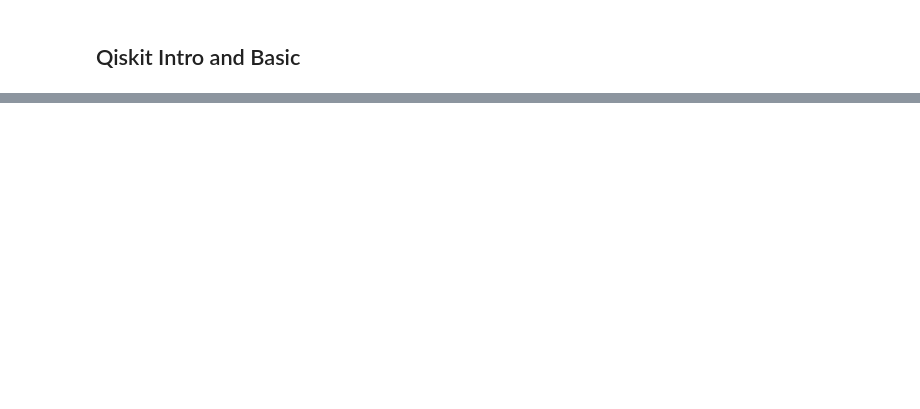
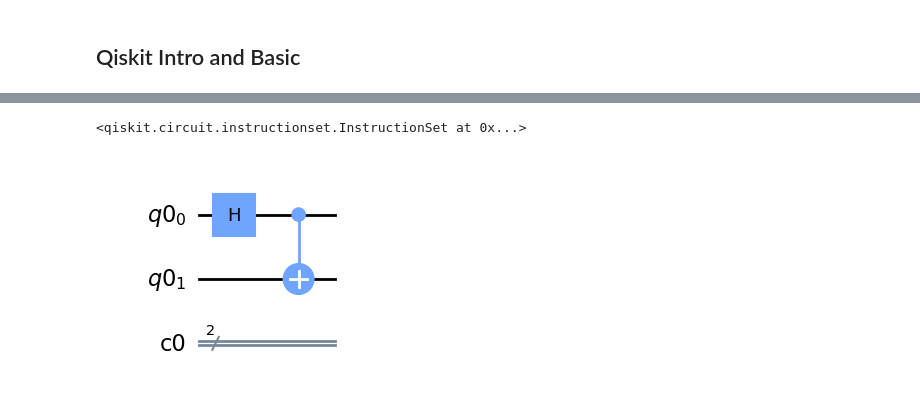
Before and after one commit to chauhanr/qiskit-explore, a Jupyter notebook: qx01-qiskit-intro.ipynb, the cells around one changed output, grey strips where cells are left out. Saved outputs shown, nothing was run; the diff lists cells and outputs as text; code cells hidden in the pictures; blank space fills up the shorter version.

Commit message:
adding circuits and accoutn setup

```diff
--- a/qx01-qiskit-intro.ipynb
+++ b/qx01-qiskit-intro.ipynb
@@ -17,0 +20,9 @@ c0: 2/
+# %%
+circuit.h(0)
+# %% [output]
+<qiskit.circuit.instructionset.InstructionSet at 0x...>
+# %%
+circuit.cx(0,1) # 0 is the control bit and 1 is traget bit
+circuit.draw(output='mpl')
+# %% [output]
+[figure, added]
```
Also changed, not shown: parts of 13 cells of this notebook, 2 other files.
